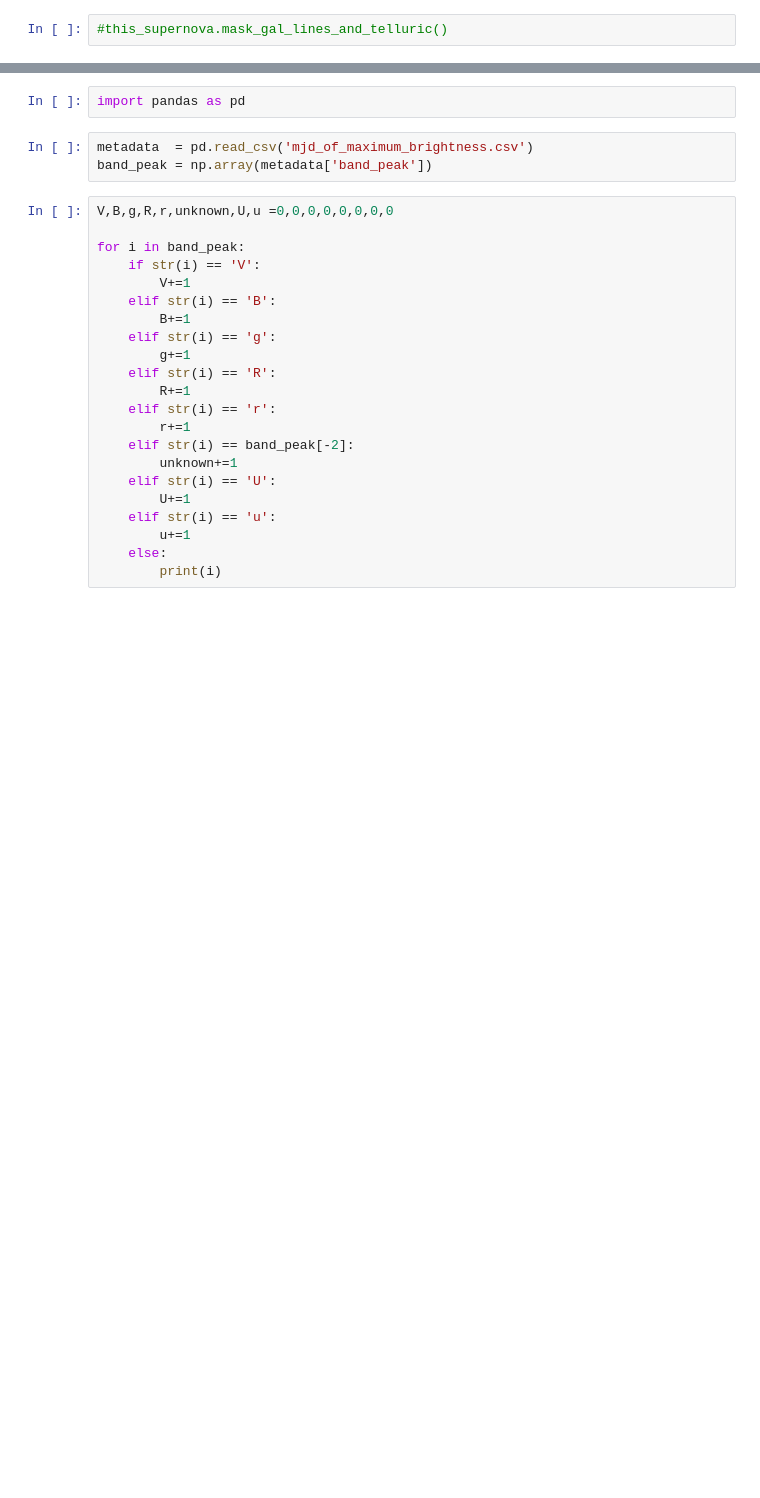
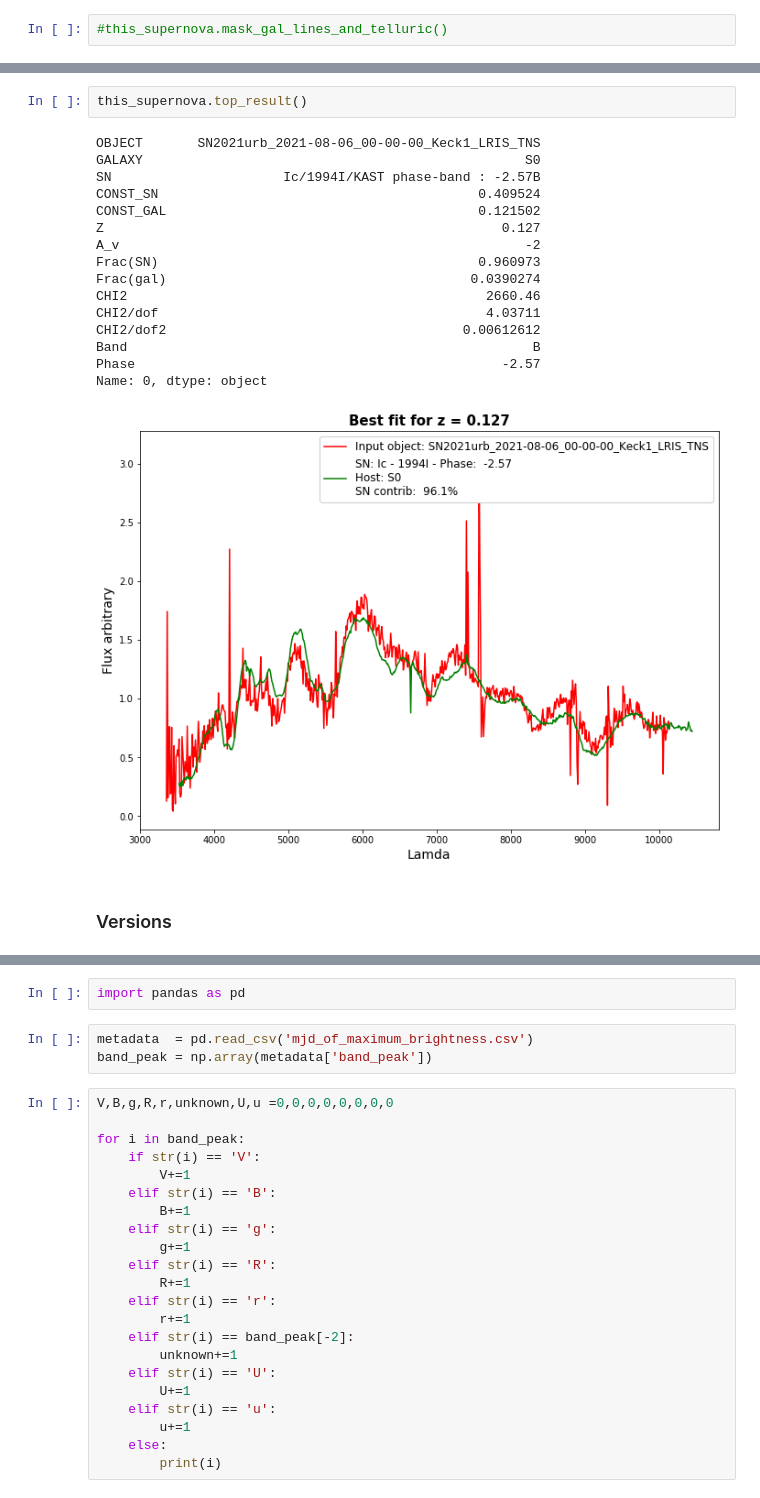
Before and after one commit to oyaron/NGSF, a Jupyter notebook: SF_class.ipynb, the cells around one changed output, grey strips where cells are left out. Drawn from its saved outputs; the diff is of its cells as text; blank space fills up the shorter version.

```diff
--- a/SF_class.ipynb
+++ b/SF_class.ipynb
@@ -35,3 +43,24 @@ Runtime:  35.82s
+# %%
+this_supernova.top_result()
+# %% [output]
+OBJECT       SN2021urb_2021-08-06_00-00-00_Keck1_LRIS_TNS
+GALAXY                                                 S0
+SN                      Ic/1994I/KAST phase-band : -2.57B
+CONST_SN                                         0.409524
+CONST_GAL                                        0.121502
+Z                                                   0.127
+A_v                                                    -2
+Frac(SN)                                         0.960973
+Frac(gal)                                       0.0390274
+CHI2                                              2660.46
+CHI2/dof                                          4.03711
+CHI2/dof2                                      0.00612612
+Band                                                    B
+Phase                                               -2.57
+Name: 0, dtype: object
+[figure, added]
+# %% [markdown]
+### Versions
 # %%
 import numpy
 print('numpy version: '+numpy.__version__)
```
Also changed, not shown: parts of 14 cells of this notebook, 3 other files.
